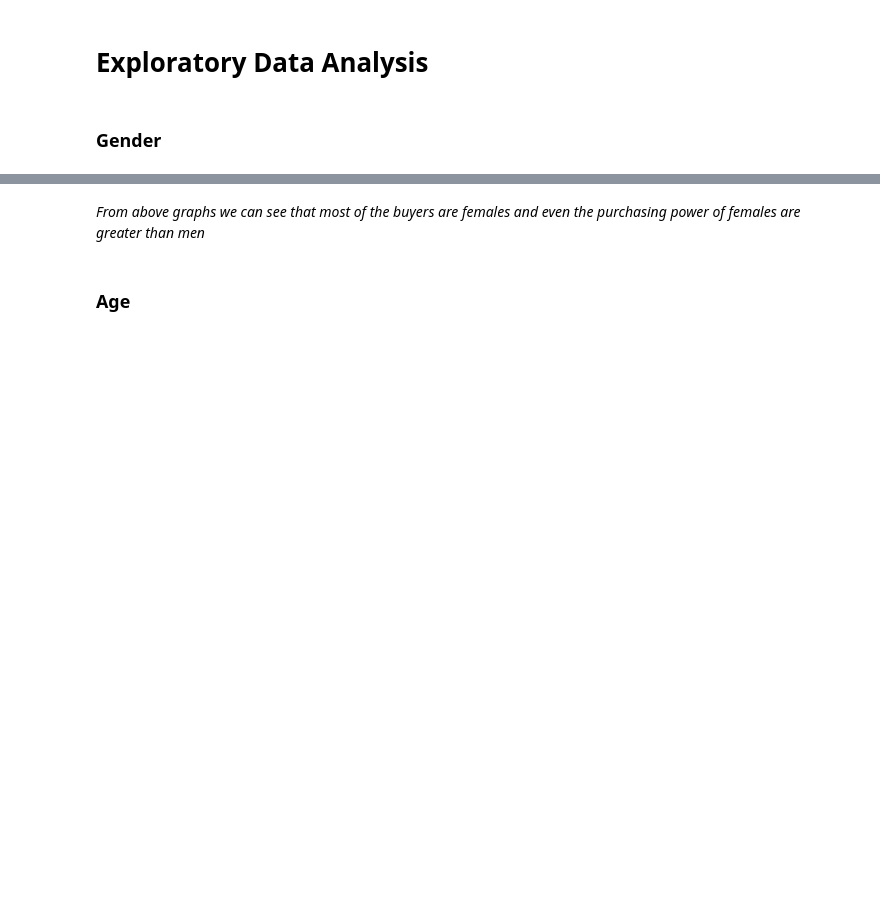
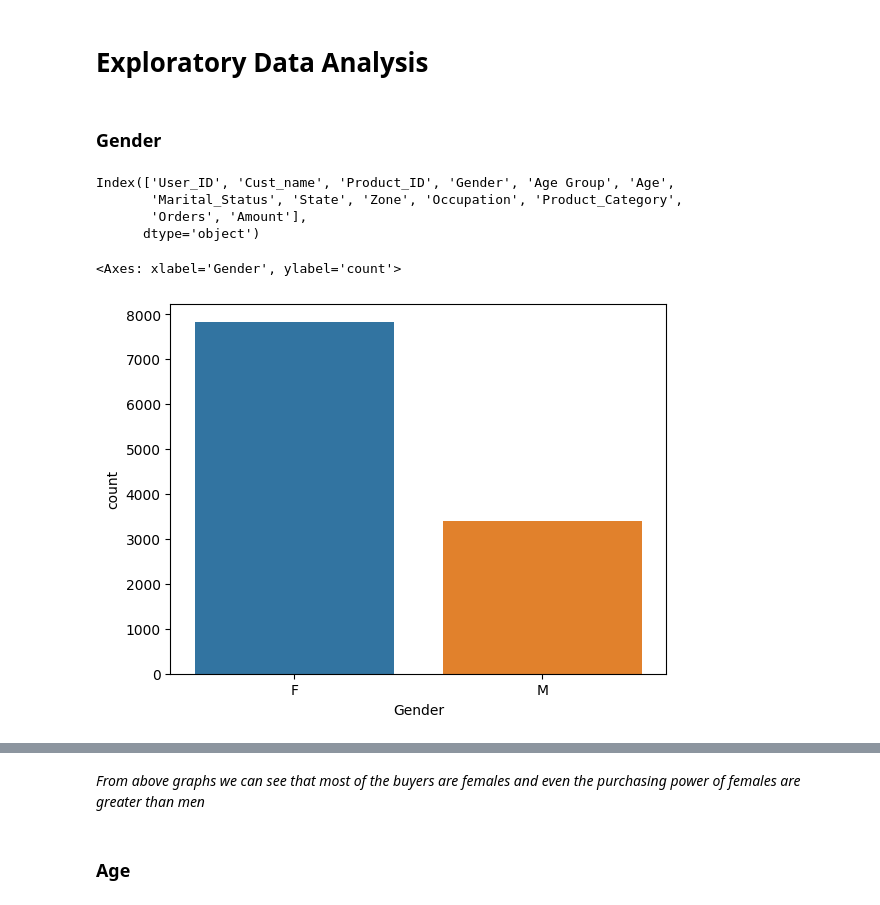
Before and after one commit to anupupadhaya123/data_analysis_python, a Jupyter notebook: Diwali_Sales_Analysis.ipynb, the cells around one changed output, grey strips where cells are left out. Saved outputs shown, nothing was run; the diff lists cells and outputs as text; code cells hidden in the pictures; blank space fills up the shorter version.

Commit message:
Fix : Completed data analysis of diwali sales

```diff
--- a/Diwali_Sales_Analysis.ipynb
+++ b/Diwali_Sales_Analysis.ipynb
@@ -3,2 +8,3 @@
 # %%
 # import csv file
+data = pd.read_csv('E:\Data_Analyst\python\data_analysis_python\Diwali Sales Data.csv', encoding='unicode escape')
@@ -5,4 +49,5 @@
 # %%
 #drop unrelated/blank columns
+data.drop(['Status','unnamed1'],axis=1,inplace=True)
 # %%
 #check for null values
@@ -9,2 +72,3 @@
 # %%
 # drop null values
+data.dropna(inplace=True)
@@ -12,0 +125,4 @@
+# %%
+# change data type
+data["Amount"] = data['Amount'].astype('int')
+data.info()
@@ -20,4 +205,18 @@
 # Exploratory Data Analysis
 # %% [markdown]
 ### Gender
+# %%
+data.columns
+# %% [output]
+Index(['User_ID', 'Cust_name', 'Product_ID', 'Gender', 'Age Group', 'Age',
+       'Marital_Status', 'State', 'Zone', 'Occupation', 'Product_Category',
+       'Orders', 'Amount'],
+      dtype='object')
+# %%
+# plotting a bar chart for Gender and it's count without value
+
+sns.countplot(x='Gender',data=data)
+# %% [output]
+<Axes: xlabel='Gender', ylabel='count'>
+[figure, added]
 # %%
```
Also changed, not shown: parts of 37 cells of this notebook.
